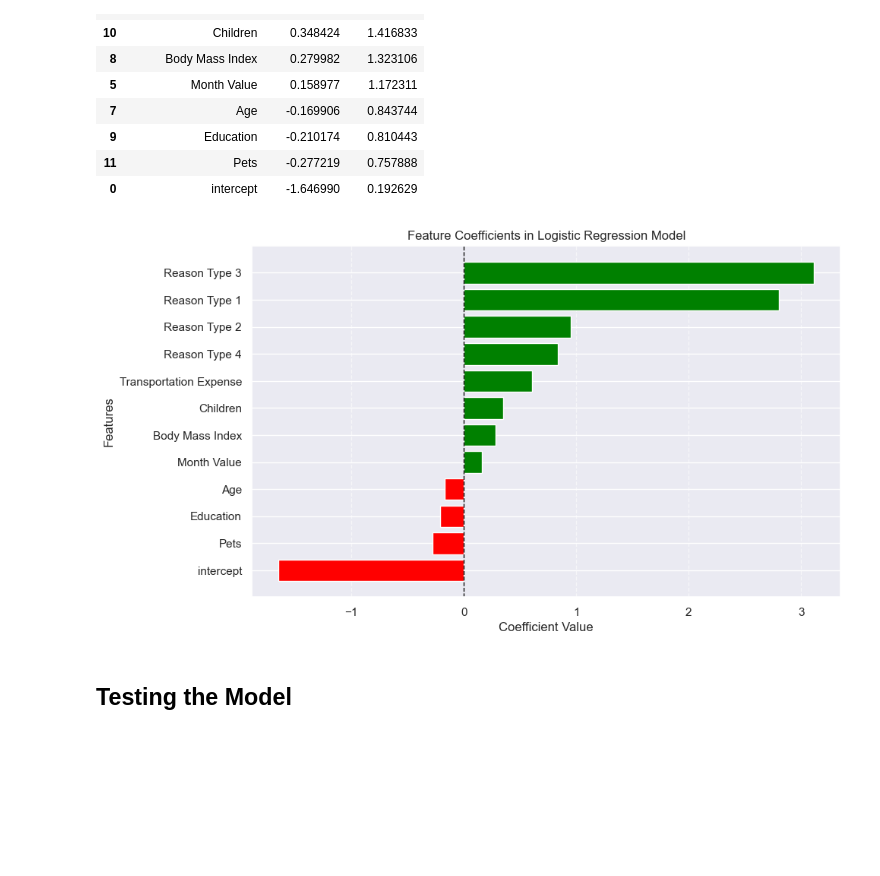
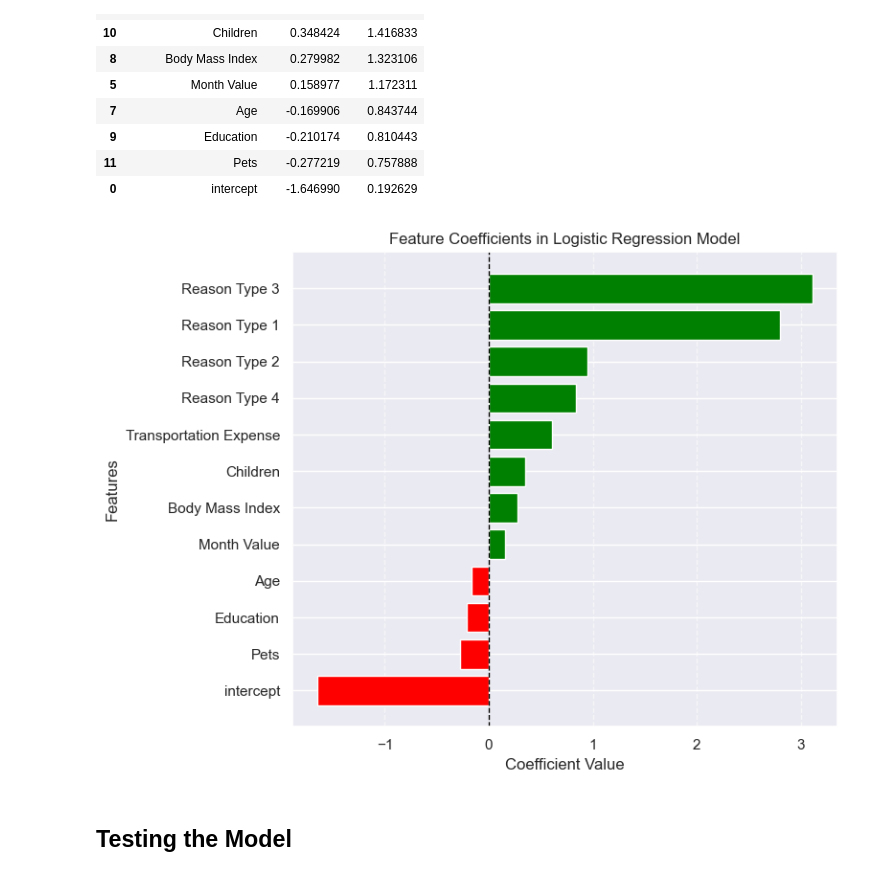
Before and after one commit to joseph-ishola/Employee-Absenteeism, a Jupyter notebook: log_reg.ipynb, the cells around one changed output. Saved outputs shown, nothing was run; the diff lists cells and outputs as text; code cells hidden in the pictures; blank space fills up the shorter version.

Commit message:
edit the feature importance plot

```diff
--- a/log_reg.ipynb
+++ b/log_reg.ipynb
@@ -945,19 +943,19 @@ summary_table.sort_values(['Odds_ratio'], ascending=False)
 # %%
 df = summary_table.sort_values(['Coefficients'], ascending=True)
 
 # Create bar plot
-plt.figure(figsize=(10, 6))
+plt.figure(figsize=(8, 6))
 plt.barh(df['Features'], df['Coefficients'], color=['green' if coef > 0 else 'red' for coef in df['Coefficients']])
 plt.xlabel("Coefficient Value")
 plt.ylabel("Features")
 plt.title("Feature Coefficients in Logistic Regression Model")
 plt.axvline(0, color='black', linestyle='dashed', linewidth=1)  # Reference line at 0
 plt.grid(axis='x', linestyle='--', alpha=0.6)
+plt.tight_layout()
 plt.savefig("pictures/Feature_Importance.png")
-# Show plot
 plt.show()
 # %% [output]
-[figure, old version]
+[figure, new version]
 # %% [markdown]
 ## Testing the Model
 # %%
```
Also changed, not shown: parts of 2 cells of this notebook, 2 other files.
